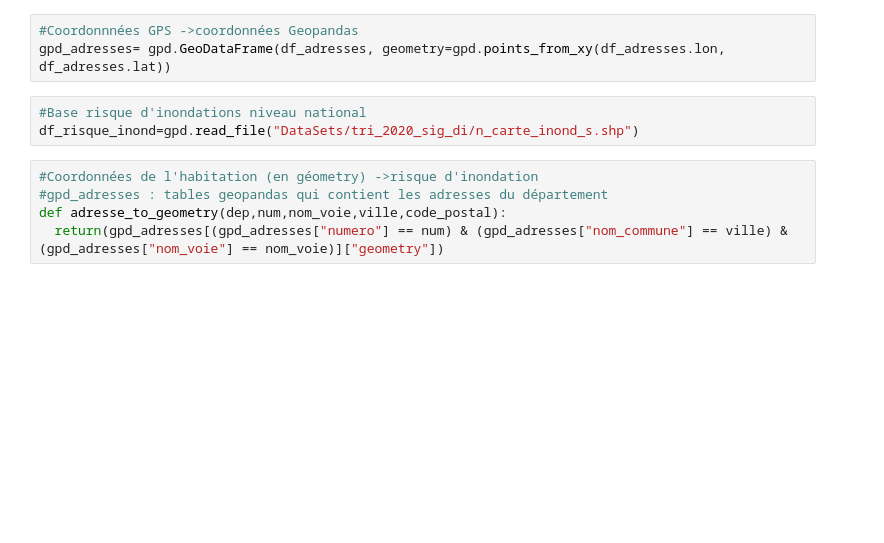
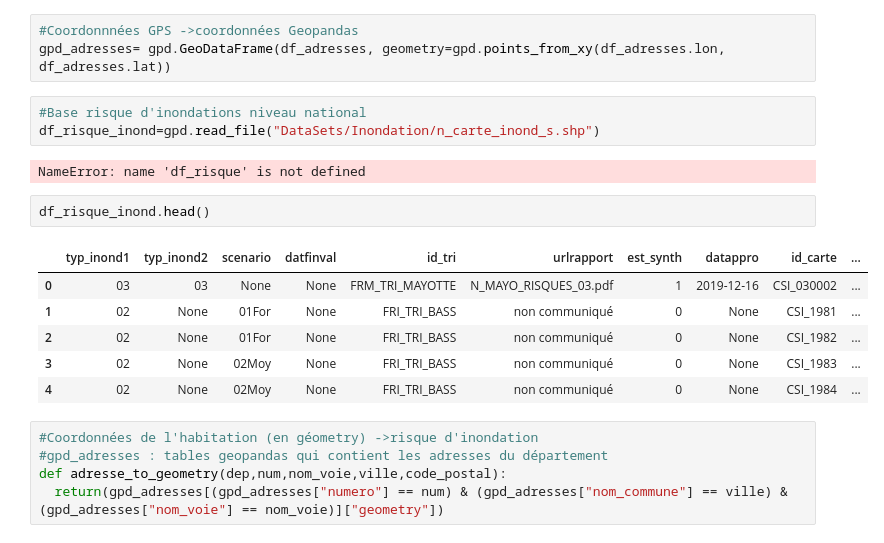
Before and after one commit to gbrugere/ProjPython, a Jupyter notebook: get_risque_inondations.ipynb, the cells around one changed output. Saved outputs shown, nothing was run; the diff lists cells and outputs as text; blank space fills up the shorter version.

```diff
--- a/get_risque_inondations.ipynb
+++ b/get_risque_inondations.ipynb
@@ -28,7 +46,18 @@ df_adresses= pd.read_csv("https://adresse.data.gouv.fr/data/ban/adresses/latest/
 gpd_adresses= gpd.GeoDataFrame(df_adresses, geometry=gpd.points_from_xy(df_adresses.lon, df_adresses.lat))
 # %%
 #Base risque d'inondations niveau national
-df_risque_inond=gpd.read_file("DataSets/tri_2020_sig_di/n_carte_inond_s.shp")
+df_risque_inond=gpd.read_file("DataSets/Inondation/n_carte_inond_s.shp")
+# %% [output]
+NameError: name 'df_risque' is not defined
+# %%
+df_risque_inond.head()
+# %% [output]
+|  | typ_inond1 | typ_inond2 | scenario | datfinval | id_tri | urlrapport | est_synth | datappro | id_carte | ... |
+| 0 | 03 | 03 | None | None | FRM_TRI_MAYOTTE | N_MAYO_RISQUES_03.pdf | 1 | 2019-12-16 | CSI_030002 | ... |
+| 1 | 02 | None | 01For | None | FRI_TRI_BASS | non communiqué | 0 | None | CSI_1981 | ... |
+| 2 | 02 | None | 01For | None | FRI_TRI_BASS | non communiqué | 0 | None | CSI_1982 | ... |
+| 3 | 02 | None | 02Moy | None | FRI_TRI_BASS | non communiqué | 0 | None | CSI_1983 | ... |
+| 4 | 02 | None | 02Moy | None | FRI_TRI_BASS | non communiqué | 0 | None | CSI_1984 | ... |
 # %%
 #Coordonnées de l'habitation (en géometry) ->risque d'inondation
 #gpd_adresses : tables geopandas qui contient les adresses du département
```
Also changed, not shown: parts of 4 cells of this notebook, 3 other files.
